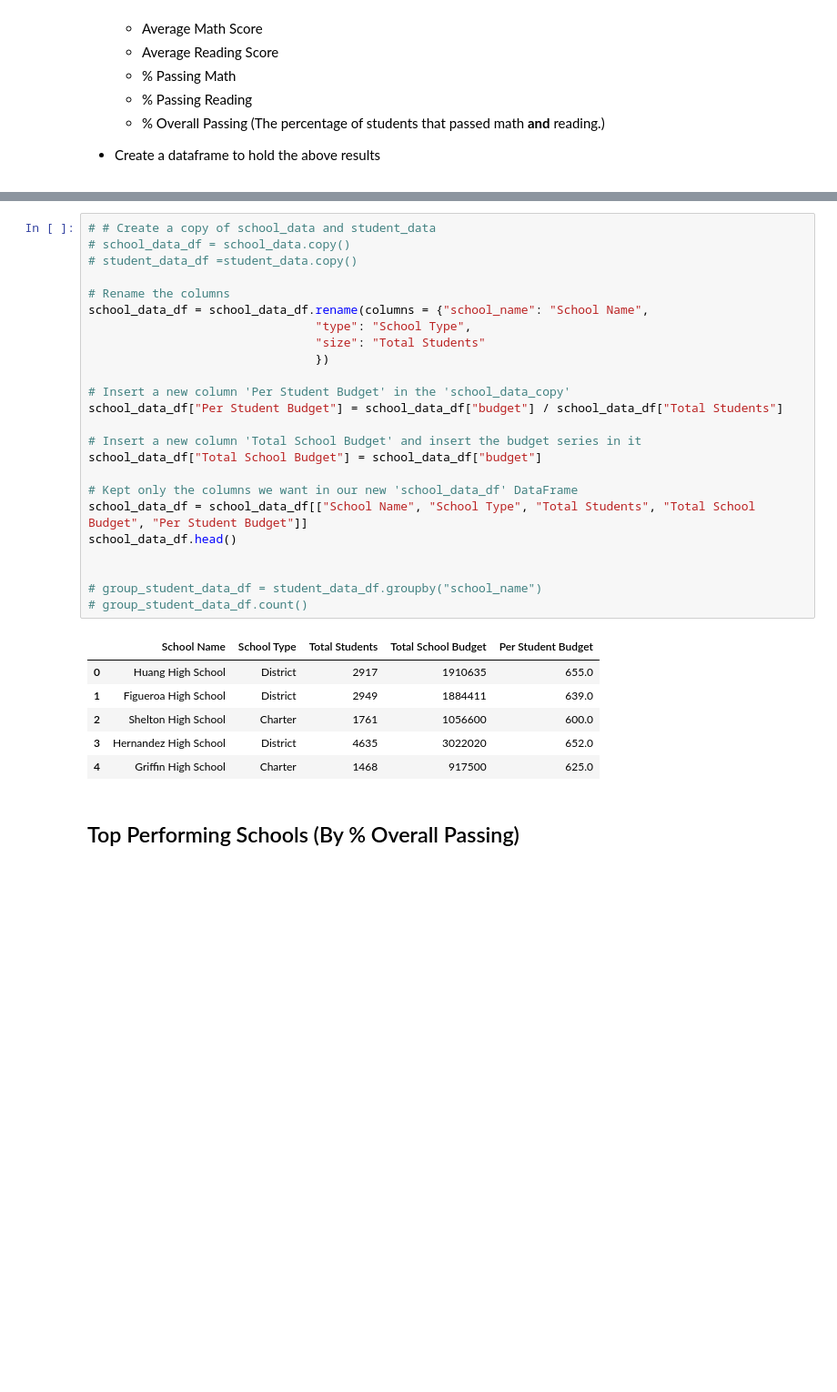
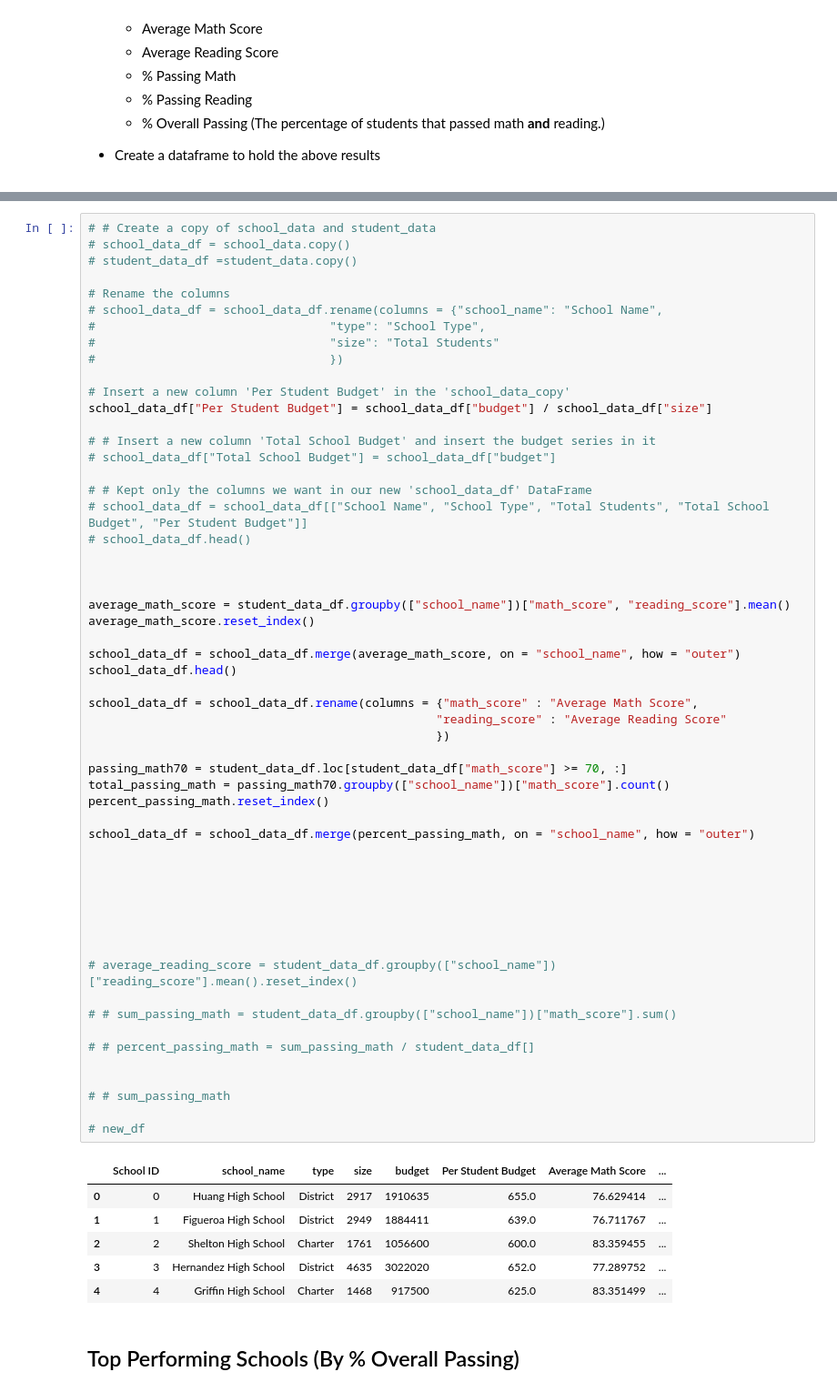
Before and after one commit to UoT-Bootcamp/Pandas---Challenge, a Jupyter notebook: PyCitySchools/PyCitySchools_PyCitySchools_starter.ipynb, the cells around one changed output, grey strips where cells are left out. Shown at 91% size. Drawn from its saved outputs; the diff is of its cells as text; blank space fills up the shorter version.

Commit message:
Script for school summary

```diff
--- a/PyCitySchools/PyCitySchools_PyCitySchools_starter.ipynb
+++ b/PyCitySchools/PyCitySchools_PyCitySchools_starter.ipynb
@@ -114,34 +128,65 @@ school_data_df.head()
 # %%
 # # Create a copy of school_data and student_data
 # school_data_df = school_data.copy()
 # student_data_df =student_data.copy()
 
 # Rename the columns
-school_data_df = school_data_df.rename(columns = {"school_name": "School Name",
-                                "type": "School Type",
-                                "size": "Total Students"
-                                })
+# school_data_df = school_data_df.rename(columns = {"school_name": "School Name",
+#                                 "type": "School Type",
+#                                 "size": "Total Students"
+#                                 })
 
 # Insert a new column 'Per Student Budget' in the 'school_data_copy'
-school_data_df["Per Student Budget"] = school_data_df["budget"] / school_data_df["Total Students"]
+school_data_df["Per Student Budget"] = school_data_df["budget"] / school_data_df["size"]
 
-# Insert a new column 'Total School Budget' and insert the budget series in it
-school_data_df["Total School Budget"] = school_data_df["budget"]
+# # Insert a new column 'Total School Budget' and insert the budget series in it
+# school_data_df["Total School Budget"] = school_data_df["budget"]
 
-# Kept only the columns we want in our new 'school_data_df' DataFrame
-school_data_df = school_data_df[["School Name", "School Type", "Total Students", "Total School Budget", "Per Student Budget"]]
+# # Kept only the columns we want in our new 'school_data_df' DataFrame
+# school_data_df = school_data_df[["School Name", "School Type", "Total Students", "Total School Budget", "Per Student Budget"]]
+# school_data_df.head()
+
+
+
+average_math_score = student_data_df.groupby(["school_name"])["math_score", "reading_score"].mean()
+average_math_score.reset_index()
+
+school_data_df = school_data_df.merge(average_math_score, on = "school_name", how = "outer")
 school_data_df.head()
 
+school_data_df = school_data_df.rename(columns = {"math_score" : "Average Math Score",
+                                                 "reading_score" : "Average Reading Score"
+                                                 })
 
-# group_student_data_df = student_data_df.groupby("school_name")
-# group_student_data_df.count()
+passing_math70 = student_data_df.loc[student_data_df["math_score"] >= 70, :]
+total_passing_math = passing_math70.groupby(["school_name"])["math_score"].count()
+percent_passing_math.reset_index()
+
+school_data_df = school_data_df.merge(percent_passing_math, on = "school_name", how = "outer")
+
+
+
+
+
+
+
+# average_reading_score = student_data_df.groupby(["school_name"])["reading_score"].mean().reset_index()
+
+# # sum_passing_math = student_data_df.groupby(["school_name"])["math_score"].sum()
+
+# # percent_passing_math = sum_passing_math / student_data_df[]
+
+
+# # sum_passing_math
+
+# new_df
 # %% [output]
-|  | School Name | School Type | Total Students | Total School Budget | Per Student Budget |
-| 0 | Huang High School | District | 2917 | 1910635 | 655.0 |
-| 1 | Figueroa High School | District | 2949 | 1884411 | 639.0 |
-| 2 | Shelton High School | Charter | 1761 | 1056600 | 600.0 |
-| 3 | Hernandez High School | District | 4635 | 3022020 | 652.0 |
-| 4 | Griffin High School | Charter | 1468 | 917500 | 625.0 |
+|  | School ID | school_name | type | size | budget | Per Student Budget | Average Math Score | ... |
+| 0 | 0 | Huang High School | District | 2917 | 1910635 | 655.0 | 76.629414 | ... |
+| 1 | 1 | Figueroa High School | District | 2949 | 1884411 | 639.0 | 76.711767 | ... |
+| 2 | 2 | Shelton High School | Charter | 1761 | 1056600 | 600.0 | 83.359455 | ... |
+| 3 | 3 | Hernandez High School | District | 4635 | 3022020 | 652.0 | 77.289752 | ... |
+| 4 | 4 | Griffin High School | Charter | 1468 | 917500 | 625.0 | 83.351499 | ... |
 # %% [markdown]
 ## Top Performing Schools (By % Overall Passing)
 # %% [markdown]
```
Also changed, not shown: parts of 1 cell of this notebook.
